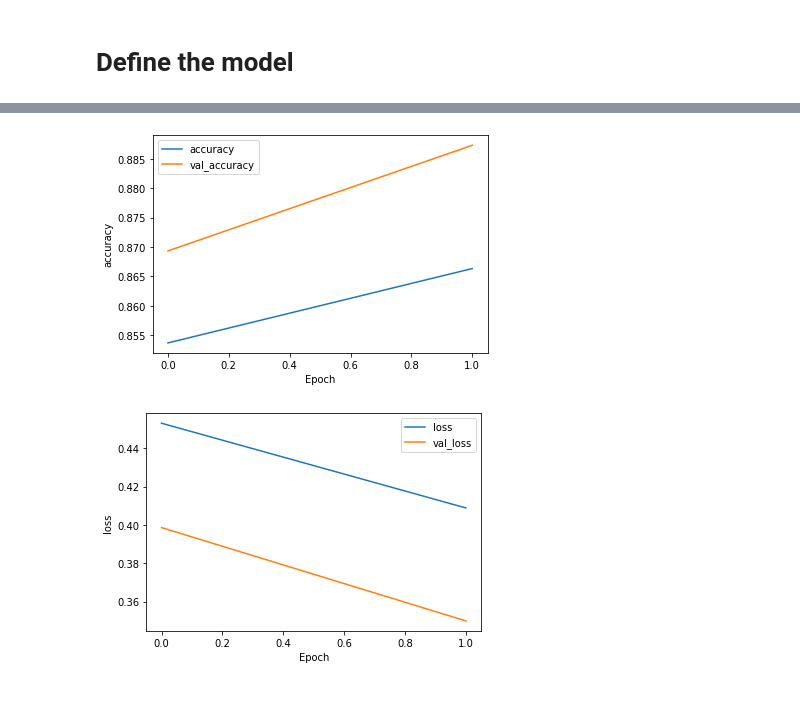
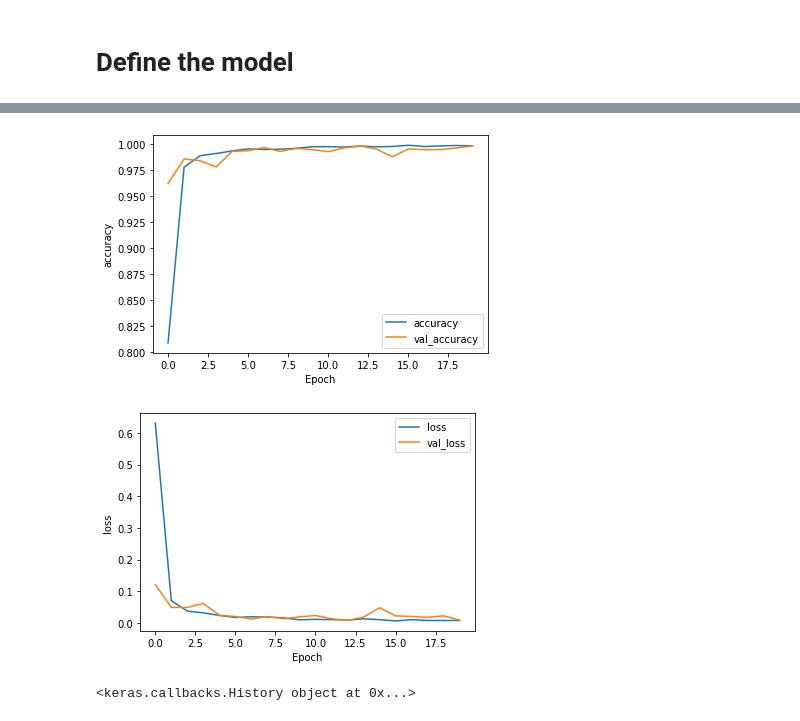
Before and after one commit to olestole/ASL-classifier, a Jupyter notebook: als_classifier.ipynb, the cells around one changed output, grey strips where cells are left out. Drawn from its saved outputs; the diff is of its cells as text; code cells hidden in the pictures.

```diff
--- a/als_classifier.ipynb
+++ b/als_classifier.ipynb
@@ -193,9 +201,9 @@ Found 8728 images belonging to 29 classes.
 model = tf.keras.Sequential([
     tf.keras.layers.Conv2D(16, (3, 3), activation='relu', input_shape=target_size),
     tf.keras.layers.MaxPooling2D(2, 2),
-    tf.keras.layers.Conv2D(32, (3, 3), activation='relu'),
+    tf.keras.layers.Conv2D(32, (3, 3), activation='relu', input_shape=target_size),
     tf.keras.layers.MaxPooling2D(2, 2),
-    tf.keras.layers.Conv2D(64, (3, 3), activation='relu'),
+    tf.keras.layers.Conv2D(64, (3, 3), activation='relu', input_shape=target_size),
     tf.keras.layers.MaxPooling2D(2, 2),
     tf.keras.layers.Flatten(),
     tf.keras.layers.Dense(512, activation='relu'),
@@ -233,14 +239,11 @@ cp_callback = tf.keras.callbacks.ModelCheckpoint(filepath=checkpoint_path,
                                                  save_weights_only=True,
                                                  verbose=1)
 # %%
-EPOCHS = 2
-
 history = model.fit(
     train_generator,
-    steps_per_epoch=30,
+    steps_per_epoch=STEPS_PER_EPOCH,
     epochs=EPOCHS,
     validation_data=validation_generator,
-    validation_steps=30,
-    callbacks=[cp_callback]
+    validation_steps=VALIDATION_STEPS,
 )
 # %% [output]
@@ -252,0 +267,9 @@ Epoch 00002: saving model to ./data/training_checkpoints/cp.ckpt
+# %%
+def save_history(history, file_name = "cnn_history_1.npy"):
+    history_path = os.path.join(data_path, file_name)
+    np.save(history_path, history.history)
+
+def load_history(file_name):
+    history_path = os.path.join(data_path, file_name)
+    history = np.load(history_path, allow_pickle='TRUE').item()
+    return history
@@ -253,14 +278,19 @@ Epoch 00002: saving model to ./data/training_checkpoints/cp.ckpt
+# %%
+loaded_history = load_history("cnn_history_deep_2.npy")
 # %%
 def plot_metric(history, metric):
-    plt.plot(history.history[metric])
-    plt.plot(history.history['val_' + metric])
+    plt.plot(history[metric])
+    plt.plot(history['val_' + metric])
     plt.xlabel("Epoch")
     plt.ylabel(metric)
     plt.legend([metric, 'val_' + metric])
     plt.show()
 
-plot_metric(history, 'accuracy')
-plot_metric(history, 'loss')
+plot_metric(loaded_history, 'accuracy')
+plot_metric(loaded_history, 'loss')
+
+print(history)
 # %% [output]
-[figure, old version]
+[figure, new version]
-[figure, old version]
+[figure, new version]
+<keras.callbacks.History object at 0x...>
```
Also changed, not shown: parts of 10 cells of this notebook, 1 other file.
